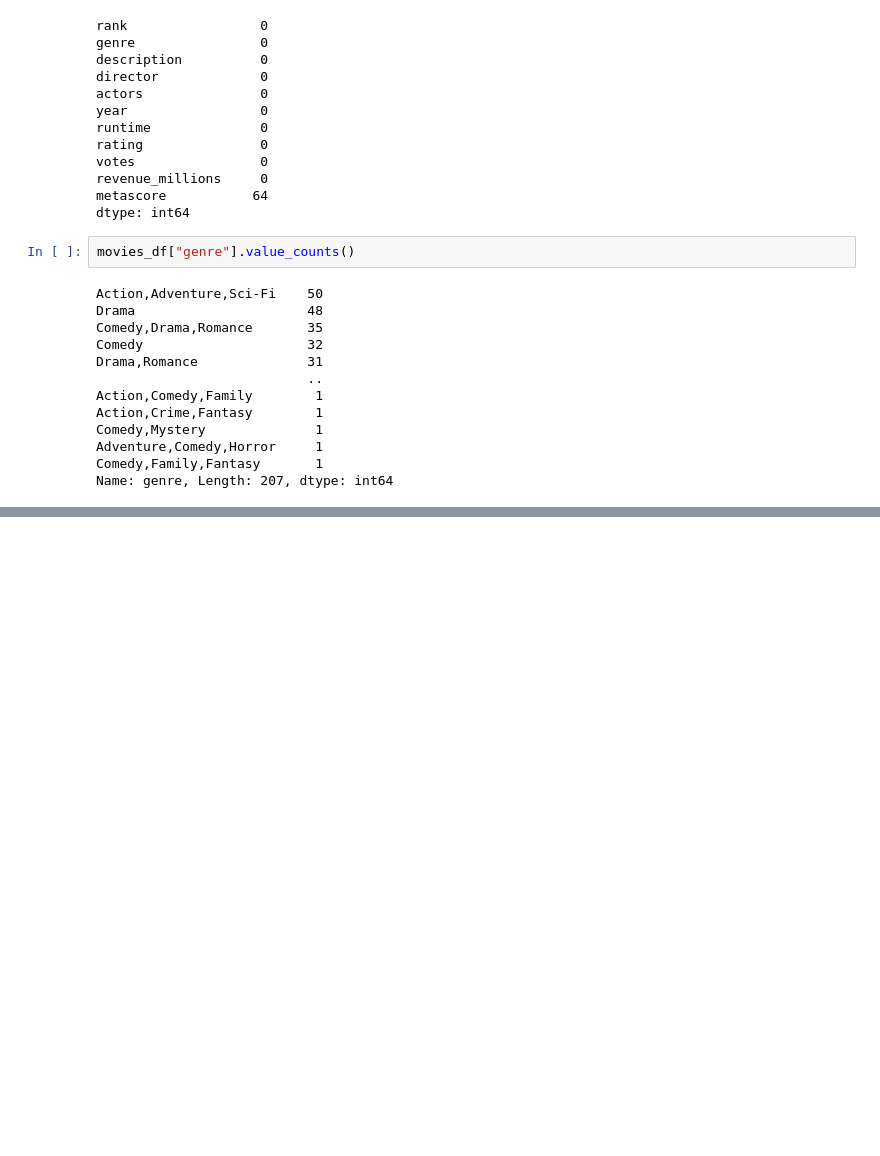
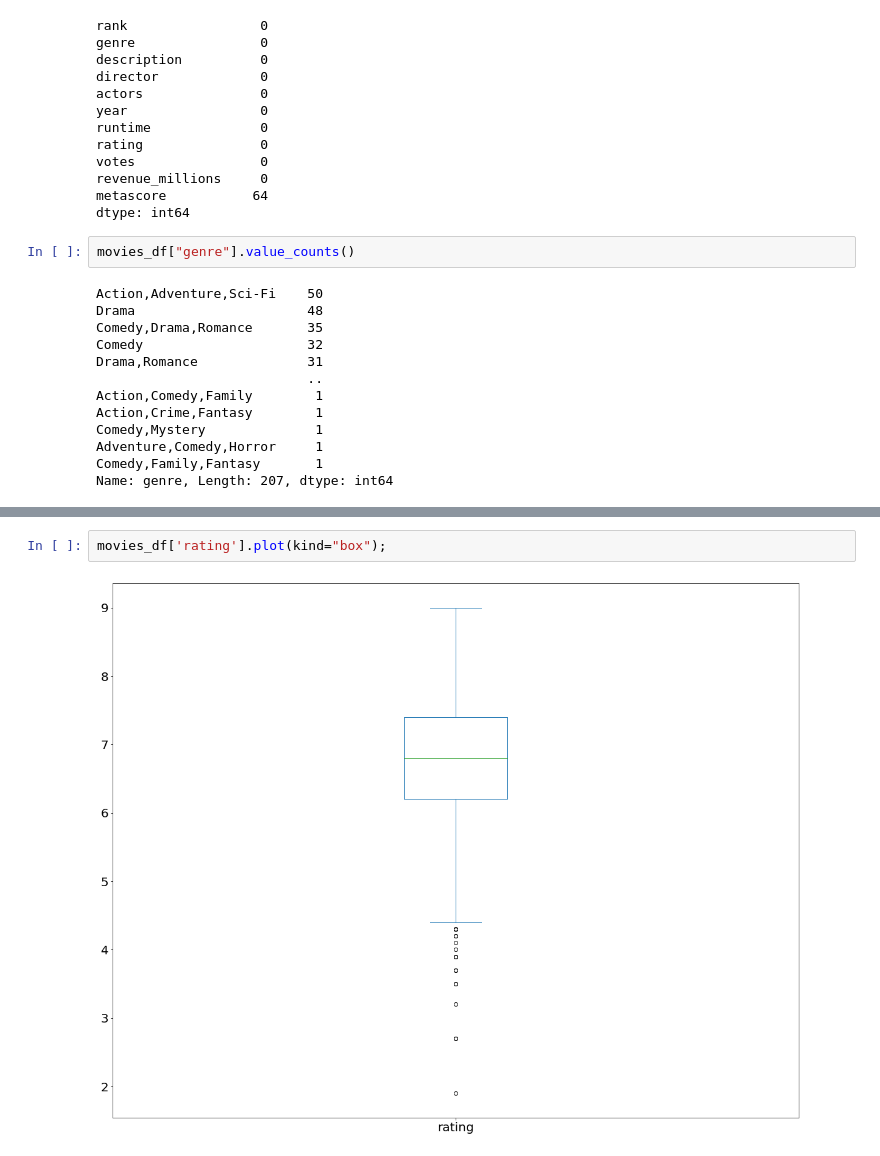
Before and after one commit to NealRame/python-pandas-tutorial1, a Jupyter notebook: pandas-first-step.ipynb, the cells around one changed output, grey strips where cells are left out. Drawn from its saved outputs; the diff is of its cells as text; blank space fills up the shorter version.

```diff
--- a/pandas-first-step.ipynb
+++ b/pandas-first-step.ipynb
@@ -286,0 +351,4 @@ Name: genre, Length: 207, dtype: int64
+# %%
+movies_df['rating'].plot(kind="box");
+# %% [output]
+[figure, added]
```
Also changed, not shown: parts of 10 cells of this notebook.
